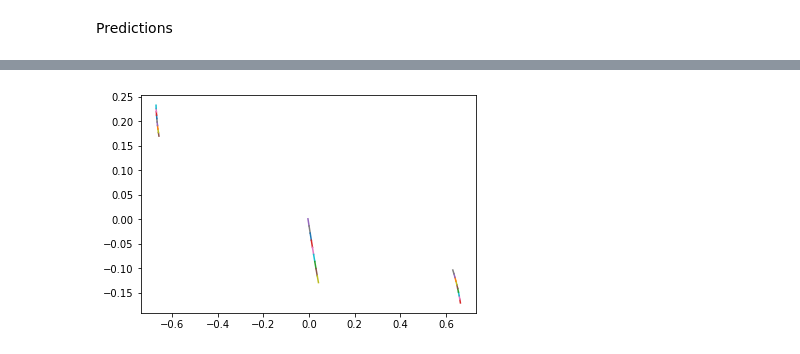
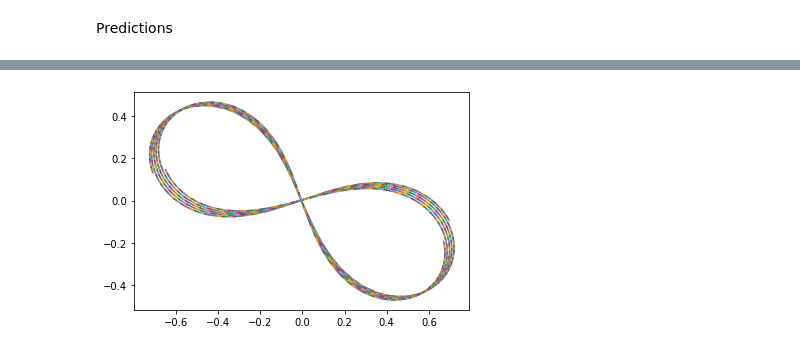
Before and after one commit to tuphr2234/ChaosPrediction, a Jupyter notebook: ThreeBodySimulation_(3).ipynb, the cells around one changed output, grey strips where cells are left out. Saved outputs shown, nothing was run; the diff lists cells and outputs as text; code cells hidden in the pictures.

```diff
--- a/ThreeBodySimulation_(3).ipynb
+++ b/ThreeBodySimulation_(3).ipynb
@@ -131,10 +131,10 @@ def prepareData(simulation,window_size_X):
 def prepareData2(simulation,window_size_X,window_size_y):
   X = []
   y = []
-  for i in range(len(simulation)-window_size_X):
-    row = simulation[i:i+window_size_X]
+  for i in range(len(simulation)-window_size_X - window_size_y):
+    row = [bodies for bodies in simulation[i:i+window_size_X]]
     X.append(row)
-    label =  simulation[i+window_size_X:i+window_size_X + window_size_y]#######################################
+    label =  [bodies for bodies in simulation[i+window_size_X:i+window_size_X + window_size_y]]#######################################
     y.append(label)
 
   return np.array(X) , np.array(y)
@@ -180,7 +180,7 @@ from tensorflow.keras.metrics import RootMeanSquaredError
 from tensorflow.keras.optimizers import Adam
 from tensorflow.keras.optimizers.schedules import ExponentialDecay
 from tensorflow.keras.preprocessing.sequence import TimeseriesGenerator
-def buildModelCNN(window_size_X,numberOfBodies):
+def buildModelCNN(window_size_X,numberOfBodies): ### One step at a time - autoreggresive model
   model = Sequential()
   model.add(InputLayer((window_size_X,numberOfBodies*2)))#model.add(InputLayer((window_size_X,numberOfBodies*2)))
   model.add(Conv1D(64, kernel_size=2))
@@ -197,19 +197,19 @@ def buildModelCNN(window_size_X,numberOfBodies):
 
 
 
-def buildModelCNN2(window_size_X,window_size_y,numberOfBodies):
+def buildModelCNN2(window_size_X,window_size_y,numberOfBodies): ### Multiple predictions at a time
   model = Sequential()
   model.add(InputLayer((window_size_X,numberOfBodies*2)))#model.add(InputLayer((window_size_X,numberOfBodies*2)))
-  model.add(Conv1D(64, kernel_size=2))
+  model.add(Conv1D(64, kernel_size=2)) ###
   #model.add(Dropout(0.2))
-  model.add(Conv1D(32, kernel_size=2))
+  model.add(Conv1D(32, kernel_size=2)) ###
   #model.add(TimeDistributed(conv_1d))
   model.add(Flatten())
   #model.add(LSTM(32))
   #model.add(Dropout(0.2))
   model.add(Dense(16, 'relu'))
-  model.add(Dense(numberOfBodies*2*window_size_y, 'linear'))
-  model.add(tf.keras.layers.Reshape((window_size_y, numberOfBodies*2)))
+  model.add(Dense(units =  window_size_y*numberOfBodies*2, activation ='linear'))
+  model.add(tf.keras.layers.Reshape([window_size_y, numberOfBodies*2]))
   model.summary()
   return model
 # %%
@@ -263,15 +263,20 @@ numOfBodies = simulation1.shape[1] // 2
 from sklearn.preprocessing import MinMaxScaler
 from sklearn.preprocessing import StandardScaler
 from scipy.signal import hilbert
-from scipy.fft import fft, ifft
 scaled = False
-windowSizeX= 8
-windowSizeY = 10
+
 #batch = 6
 
 diffSimulation1 = np.diff(simulation1,axis = 0)
 
 train, val, test = splitToTrainValidTest(diffSimulation1,0.2)
+
+
+windowSizeX= len(val)*2
+windowSizeY = len(val)
+
+
+
 
 if scaled:
   scaler = StandardScaler()
@@ -292,14 +297,17 @@ if scaled:
 #train2, val2, test2 = splitToTrainValidTest(simulation2,0.2)
 
 
-X_train, y_train = prepareData(train,windowSizeX)
-X_val, y_val = prepareData(val,windowSizeX)
-X_test, y_test = prepareData(test,windowSizeX)
+#X_train, y_train = prepareData(train,windowSizeX)
+#X_val, y_val = prepareData(val,windowSizeX)
+#X_test, y_test = prepareData(test,windowSizeX)
 
 
+X_train, y_train = prepareData2(train,windowSizeX,windowSizeY)
+X_val, y_val = prepareData2(val,windowSizeX,windowSizeY)
+X_test, y_test = prepareData2(test,windowSizeX,windowSizeY)
 
 
-model =  buildModelCNN(windowSizeX,numOfBodies)
+model =  buildModelCNN2(windowSizeX,windowSizeY,numOfBodies)
 cp1 = ModelCheckpoint('model/', save_best_only=True)
 model.compile(loss=MeanSquaredError(), optimizer=Adam(learning_rate=0.0001), metrics=[RootMeanSquaredError()])
 
@@ -430,4 +436,5 @@ plt.plot(disArr)
 # %%
-drawSimulation(simulation1[len(X_train)+windowSizeX+1:len(X_train)+windowSizeX+11])
+#drawSimulation(simulation1[len(X_train)+windowSizeX+2:len(X_train)+windowSizeX+31])
+drawSimulation(simulation1[len(X_train)+windowSizeX-1 : len(X_train)+windowSizeX-1 + len(val)])
 # %% [output]
-[figure, old version]
+[figure, new version]
```
Also changed, not shown: parts of 15 cells of this notebook.
